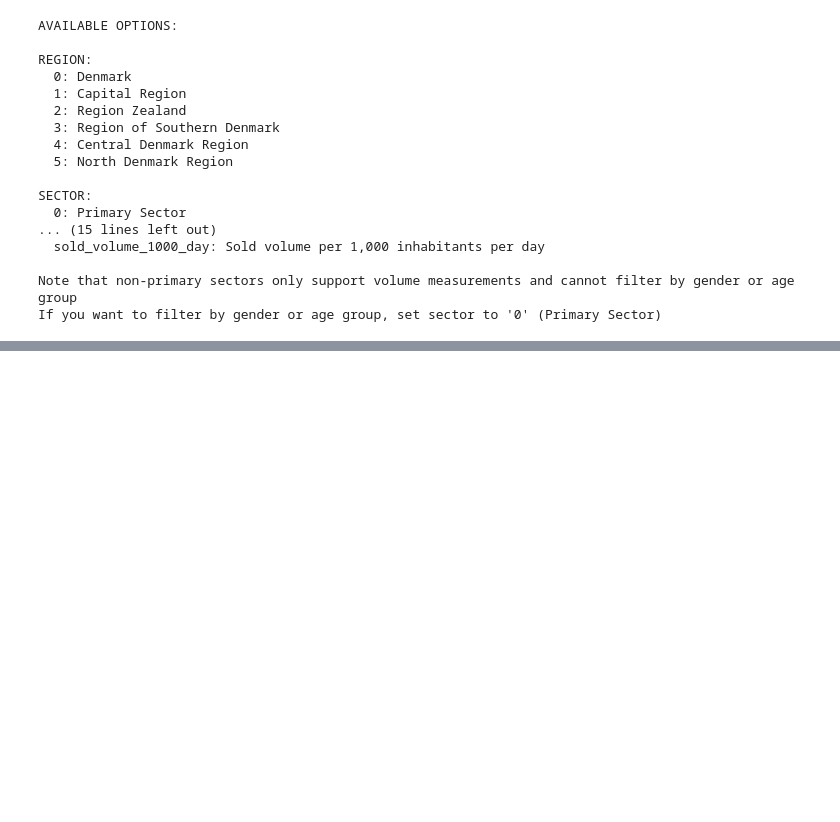
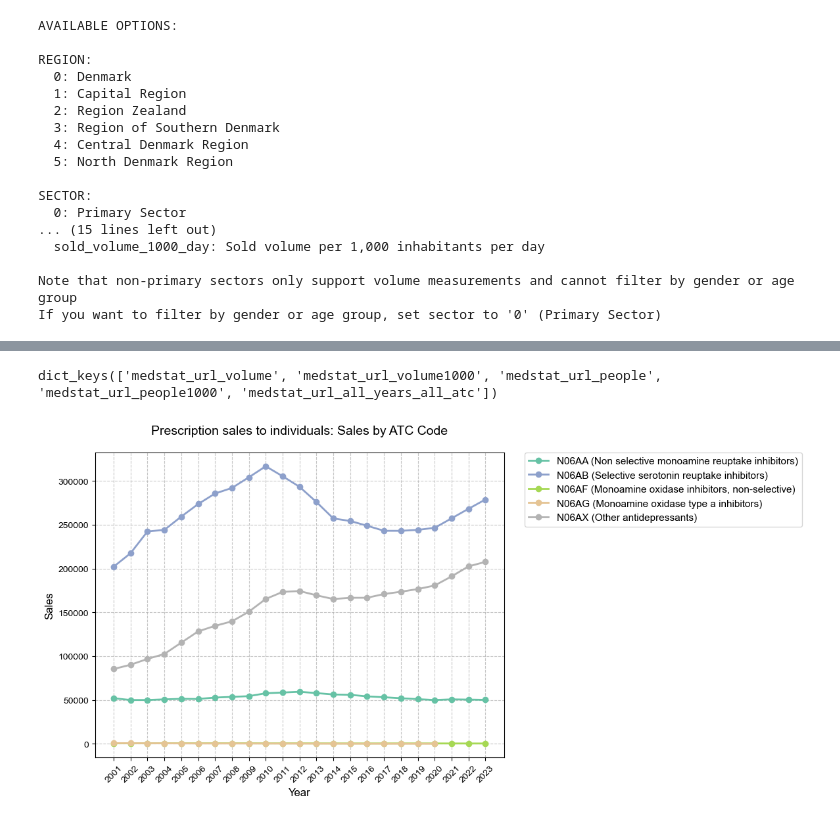
Before and after one commit to jarolim14/MedStatViz, a Jupyter notebook: ExampleUsage.ipynb, the cells around one changed output, grey strips where cells are left out. Cells and saved outputs as stored; diff of their text form; code cells hidden in the pictures; blank space fills up the shorter version.

```diff
--- a/ExampleUsage.ipynb
+++ b/ExampleUsage.ipynb
@@ -253,0 +258,18 @@ plotter.show_plot()
+# %%
+table_data_dict.keys()
+# %% [output]
+dict_keys(['medstat_url_volume', 'medstat_url_volume1000', 'medstat_url_people', 'medstat_url_people1000', 'medstat_url_all_years_all_atc'])
+# %%
+# Create an instance of DataPlotter
+plotter = MedStatPlotter(table_data_dict["medstat_url_people"])
+
+# Plot the data
+plotter.plot()
+
+# Save the plot
+plotter.save_plot("output_plot2.png")
+
+# Show the plot
+plotter.show_plot()
+# %% [output]
+[figure, added]
```
Also changed, not shown: parts of 15 cells of this notebook, 1 other file.
